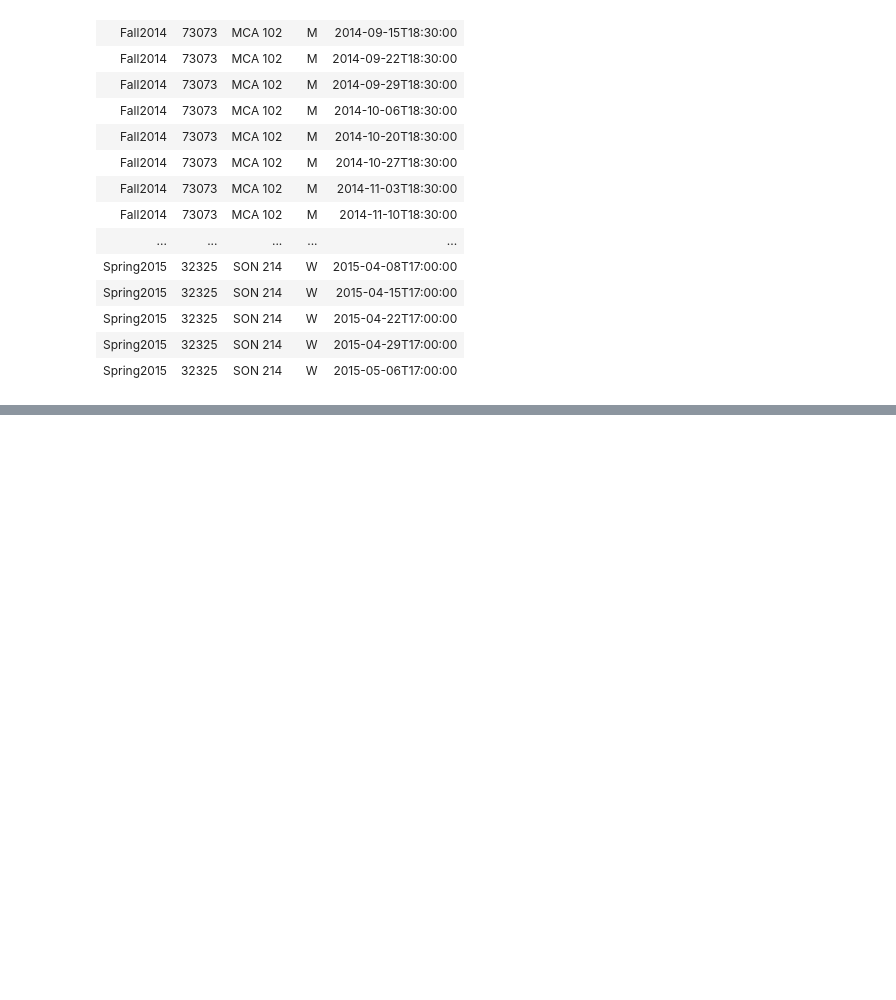
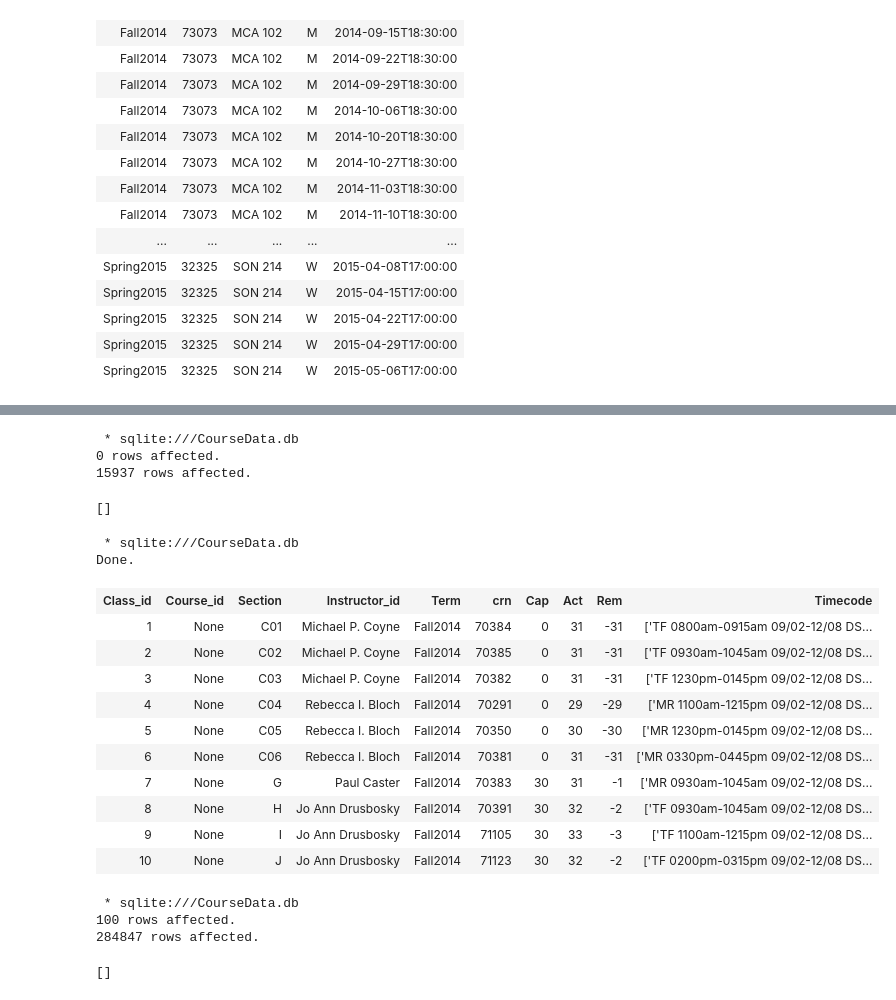
Before and after one commit to fairfield-ba510-spring2020/term-project-jt, a Jupyter notebook: CourseDataETL.ipynb, the cells around one changed output, grey strips where cells are left out. Saved outputs shown, nothing was run; the diff lists cells and outputs as text; code cells hidden in the pictures; blank space fills up the shorter version.

```diff
--- a/CourseDataETL.ipynb
+++ b/CourseDataETL.ipynb
@@ -203,0 +306,49 @@ Done.
+# %%
+%%sql
+DELETE FROM CLASS;
+
+INSERT INTO CLASS (Course_id, Section, Instructor_id, Term, crn, Cap, Act, Rem, Timecode)
+SELECT DISTINCT Course_id , section, primary_instructor, term, crn, cap, act, rem, timecodes
+FROM IMPORT_COURSE_OFFERINGS
+    LEFT JOIN INSTRUCTOR ON (IMPORT_COURSE_OFFERINGS.primary_instructor=INSTRUCTOR.Name)
+    LEFT JOIN TERM_CATALOG_YEAR USING (Term)
+    LEFT JOIN COURSE ON (IMPORT_COURSE_OFFERINGS.catalog_id = COURSE.CatalogID AND COURSE.Catalog_year = TERM_CATALOG_YEAR.CatalogYear);
+# %% [output]
+ * sqlite:///CourseData.db
+0 rows affected.
+15937 rows affected.
+[]
+# %%
+%%sql
+SELECT *
+    FROM CLASS
+    ORDER BY Class_id
+    LIMIT 10;
+# %% [output]
+ * sqlite:///CourseData.db
+Done.
+| Class_id | Course_id | Section | Instructor_id | Term | crn | Cap | Act | Rem | Timecode |
+| 1 | None | C01 | Michael P. Coyne | Fall2014 | 70384 | 0 | 31 | -31 | ['TF 0800am-0915am 09/02-12/08 DS... |
+| 2 | None | C02 | Michael P. Coyne | Fall2014 | 70385 | 0 | 31 | -31 | ['TF 0930am-1045am 09/02-12/08 DS... |
+| 3 | None | C03 | Michael P. Coyne | Fall2014 | 70382 | 0 | 31 | -31 | ['TF 1230pm-0145pm 09/02-12/08 DS... |
+| 4 | None | C04 | Rebecca I. Bloch | Fall2014 | 70291 | 0 | 29 | -29 | ['MR 1100am-1215pm 09/02-12/08 DS... |
+| 5 | None | C05 | Rebecca I. Bloch | Fall2014 | 70350 | 0 | 30 | -30 | ['MR 1230pm-0145pm 09/02-12/08 DS... |
+| 6 | None | C06 | Rebecca I. Bloch | Fall2014 | 70381 | 0 | 31 | -31 | ['MR 0330pm-0445pm 09/02-12/08 DS... |
+| 7 | None | G | Paul Caster | Fall2014 | 70383 | 30 | 31 | -1 | ['MR 0930am-1045am 09/02-12/08 DS... |
+| 8 | None | H | Jo Ann Drusbosky | Fall2014 | 70391 | 30 | 32 | -2 | ['TF 0930am-1045am 09/02-12/08 DS... |
+| 9 | None | I | Jo Ann Drusbosky | Fall2014 | 71105 | 30 | 33 | -3 | ['TF 1100am-1215pm 09/02-12/08 DS... |
+| 10 | None | J | Jo Ann Drusbosky | Fall2014 | 71123 | 30 | 32 | -2 | ['TF 0200pm-0315pm 09/02-12/08 DS... |
+# %%
+%%sql
+DELETE FROM MEETING;
+
+INSERT INTO MEETING (Class_id, Location_id, Start, End, Day)
+SELECT DISTINCT Class_id, Location_id, start, end, day
+FROM IMPORT_COURSE_MEETINGS
+    JOIN CLASS USING (term, crn)
+    LEFT JOIN LOCATION ON (LOCATION.Location = import_course_meetings.location)
+# %% [output]
+ * sqlite:///CourseData.db
+100 rows affected.
+284847 rows affected.
+[]
```
Also changed, not shown: parts of 11 cells of this notebook, 2 other files.
